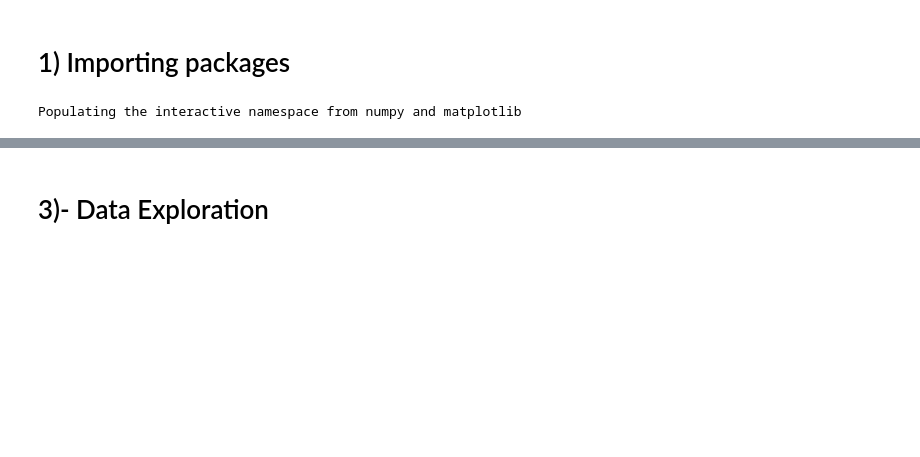
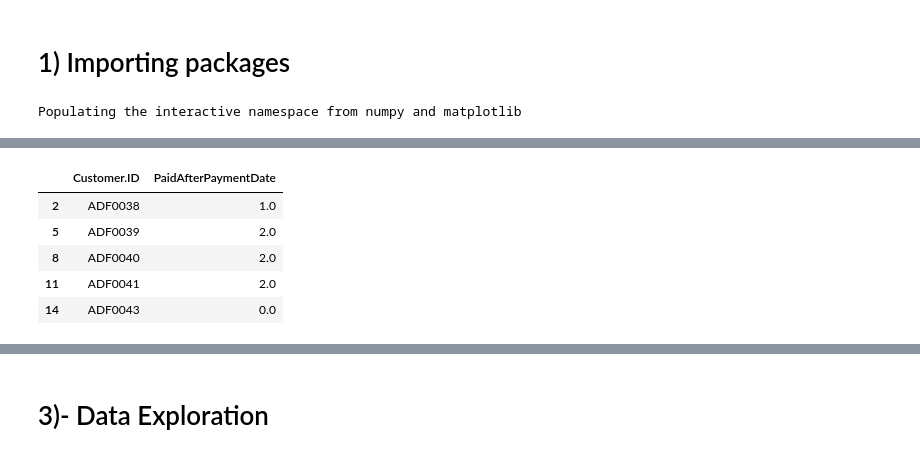
Before and after one commit to HassanSherwani/Telcom_Churn-End-End-Project-, a Jupyter notebook: EDA.ipynb, the cells around one changed output, grey strips where cells are left out. Drawn from its saved outputs; the diff is of its cells as text; code cells hidden in the pictures; blank space fills up the shorter version.

```diff
--- a/EDA.ipynb
+++ b/EDA.ipynb
@@ -34,0 +108,10 @@ made from main file
+# %%
+df_paid_after=df_paid_after.drop(['Name_of_package'], axis=1)
+df_paid_after.head()
+# %% [output]
+|  | Customer.ID | PaidAfterPaymentDate |
+| 2 | ADF0038 | 1.0 |
+| 5 | ADF0039 | 2.0 |
+| 8 | ADF0040 | 2.0 |
+| 11 | ADF0041 | 2.0 |
+| 14 | ADF0043 | 0.0 |
```
Also changed, not shown: parts of 39 cells of this notebook.
